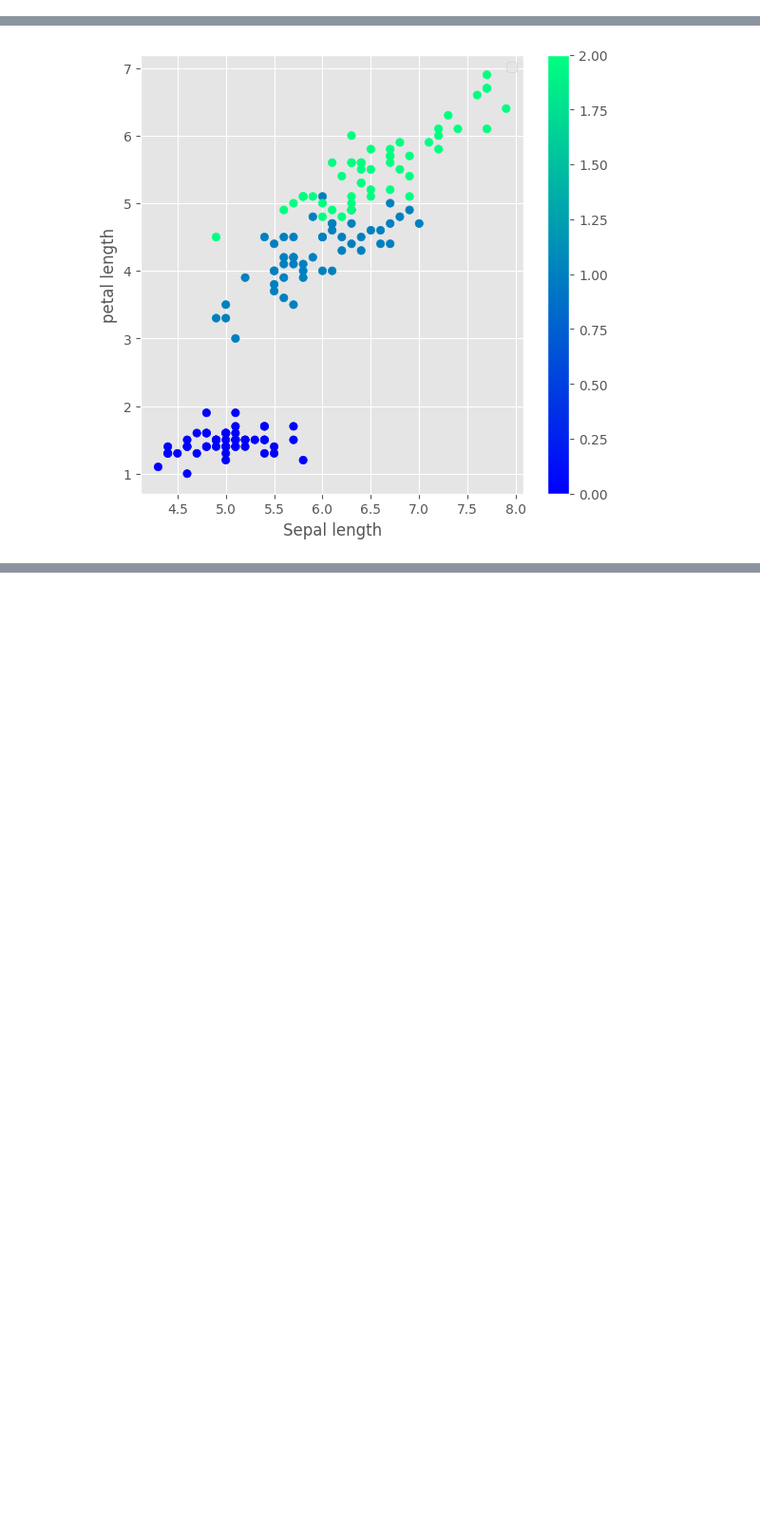
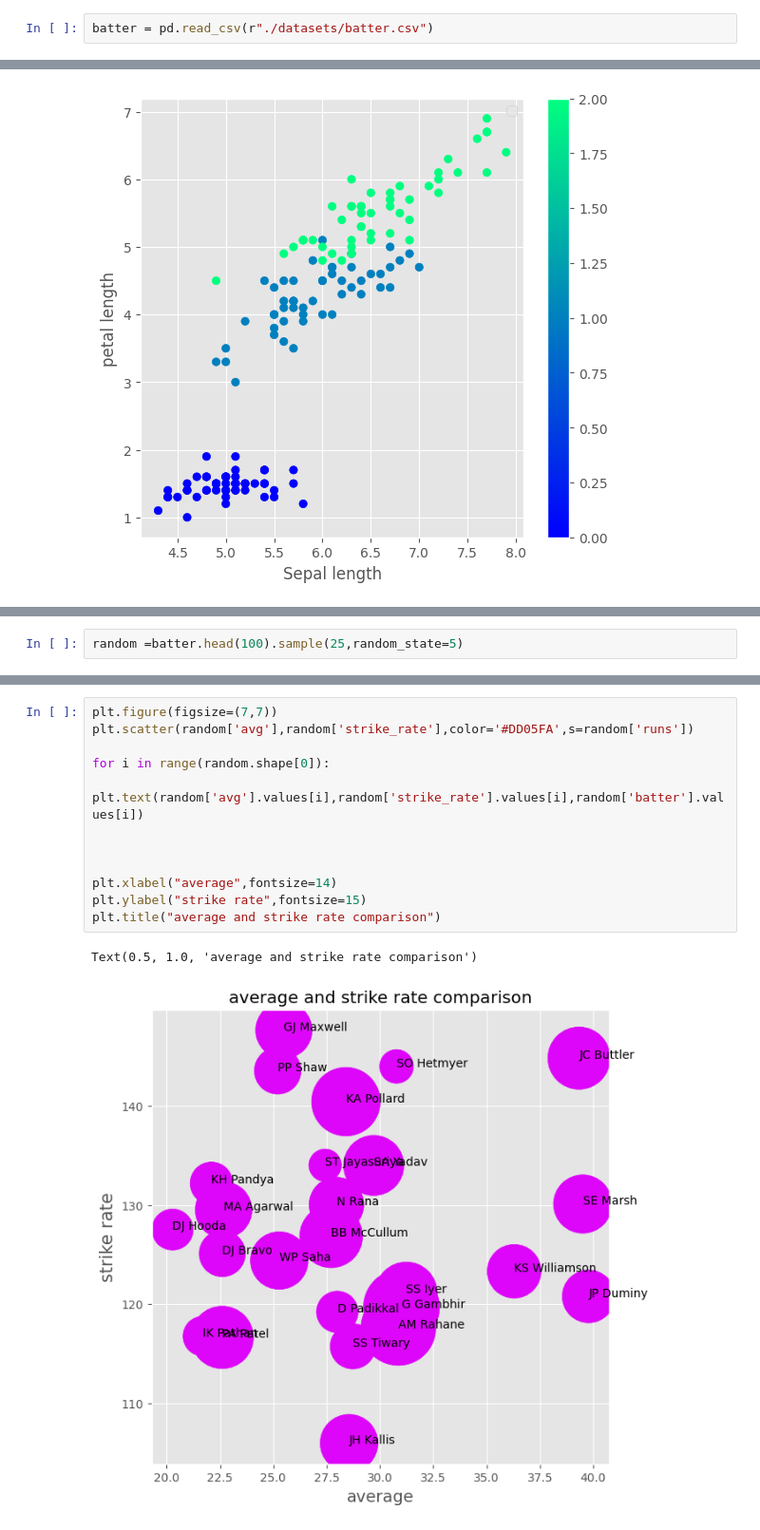
Before and after one commit to Ganesh20000/100_day_of_code, a Jupyter notebook: matplotlib/session24.ipynb, the cells around one changed output, grey strips where cells are left out. Shown at 95% size. Cells and saved outputs as stored; diff of their text form; blank space fills up the shorter version.

```diff
--- a/matplotlib/session24.ipynb
+++ b/matplotlib/session24.ipynb
@@ -6,6 +6,8 @@ import seaborn as sns
 plt.style.use('ggplot')
 # %%
 iris =pd.read_csv('./datasets/iris.csv')
+# %%
+batter = pd.read_csv(r"./datasets/batter.csv")
 # %%
 iris.head(5)
 # %% [output]
@@ -51,0 +86,2 @@ plt.savefig('sample')
+# %%
+random =batter.head(100).sample(25,random_state=5)
@@ -51,0 +97,15 @@ plt.savefig('sample')
+# %%
+plt.figure(figsize=(7,7))
+plt.scatter(random['avg'],random['strike_rate'],color='#DD05FA',s=random['runs'])
+
+for i in range(random.shape[0]):
+    plt.text(random['avg'].values[i],random['strike_rate'].values[i],random['batter'].values[i])
+
+
+
+plt.xlabel("average",fontsize=14)
+plt.ylabel("strike rate",fontsize=15)
+plt.title("average and strike rate comparison")
+# %% [output]
+Text(0.5, 1.0, 'average and strike rate comparison')
+[figure, added]
```
Also changed, not shown: parts of 17 cells of this notebook, 2 other files.
